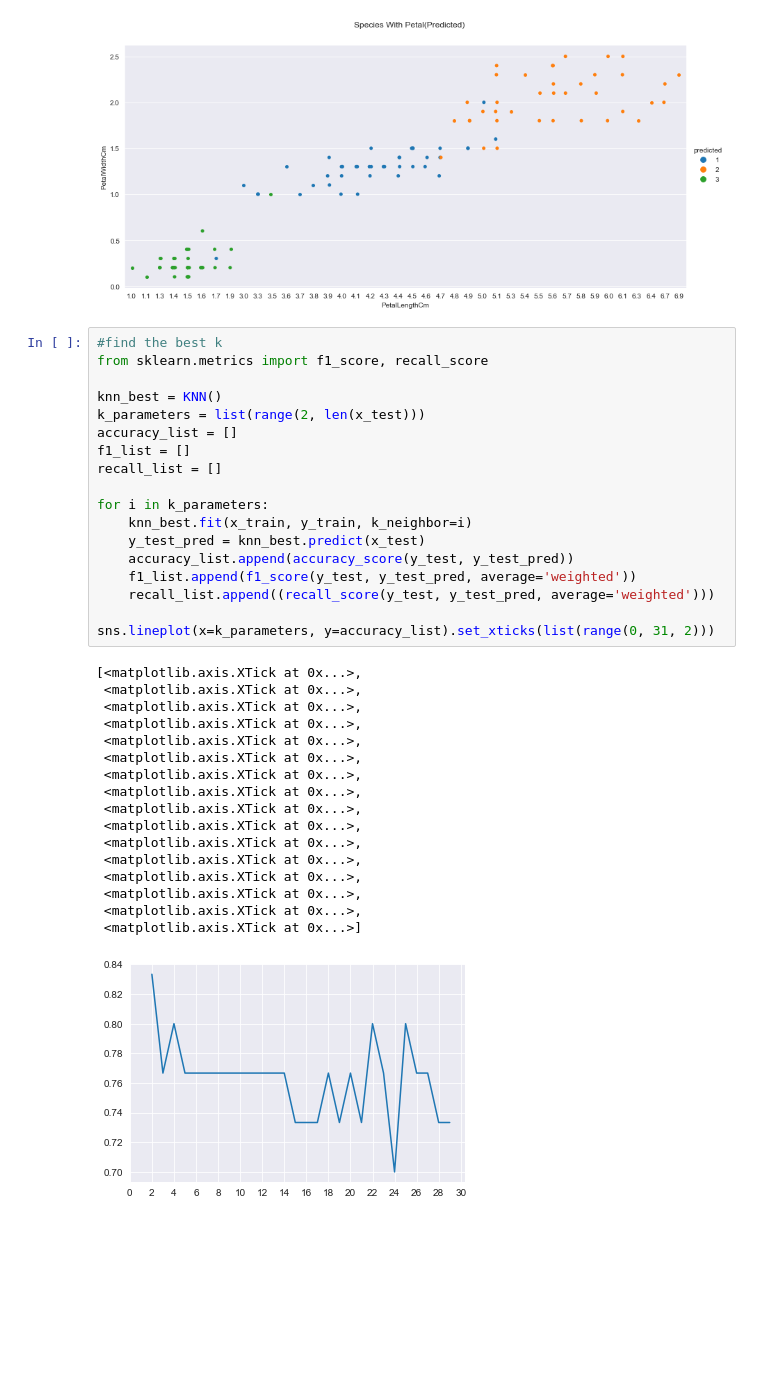
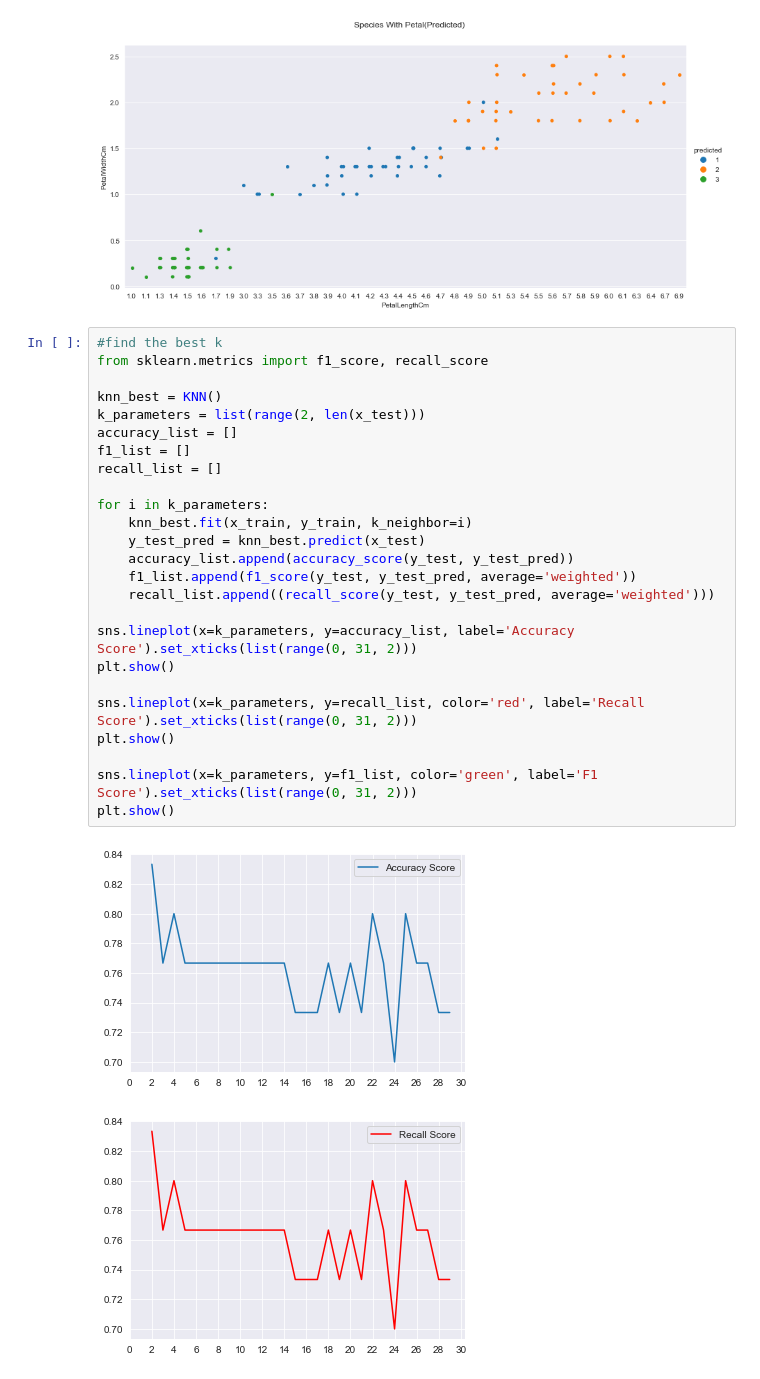
Before and after one commit to pouriaSameti/ML-Projects, a Jupyter notebook: Q2-Iris/code/Iris_Prediction/Iris_KNN.ipynb, the cells around one changed output. Saved outputs shown, nothing was run; the diff lists cells and outputs as text; blank space fills up the shorter version.

Commit message:
Iris -> checking f1,recall & accuracy with respect to different K neighbors(New Design).

```diff
--- a/Q2-Iris/code/Iris_Prediction/Iris_KNN.ipynb
+++ b/Q2-Iris/code/Iris_Prediction/Iris_KNN.ipynb
@@ -159,36 +160,28 @@ cat_plot4.fig.subplots_adjust(top=0.9)
 # %%
 #find the best k
 from sklearn.metrics import f1_score, recall_score
 
 knn_best = KNN()
 k_parameters = list(range(2, len(x_test)))
 accuracy_list = []
 f1_list = []
 recall_list = []
 
 for i in k_parameters:
     knn_best.fit(x_train, y_train, k_neighbor=i)
     y_test_pred = knn_best.predict(x_test)
     accuracy_list.append(accuracy_score(y_test, y_test_pred))
     f1_list.append(f1_score(y_test, y_test_pred, average='weighted'))
     recall_list.append((recall_score(y_test, y_test_pred, average='weighted')))
 
-sns.lineplot(x=k_parameters, y=accuracy_list).set_xticks(list(range(0, 31, 2)))
+sns.lineplot(x=k_parameters, y=accuracy_list, label='Accuracy Score').set_xticks(list(range(0, 31, 2)))
+plt.show()
+
+sns.lineplot(x=k_parameters, y=recall_list, color='red', label='Recall Score').set_xticks(list(range(0, 31, 2)))
+plt.show()
+
+sns.lineplot(x=k_parameters, y=f1_list, color='green', label='F1 Score').set_xticks(list(range(0, 31, 2)))
+plt.show()
 # %% [output]
-[<matplotlib.axis.XTick at 0x...>,
- <matplotlib.axis.XTick at 0x...>,
- <matplotlib.axis.XTick at 0x...>,
- <matplotlib.axis.XTick at 0x...>,
- <matplotlib.axis.XTick at 0x...>,
- <matplotlib.axis.XTick at 0x...>,
- <matplotlib.axis.XTick at 0x...>,
- <matplotlib.axis.XTick at 0x...>,
- <matplotlib.axis.XTick at 0x...>,
- <matplotlib.axis.XTick at 0x...>,
- <matplotlib.axis.XTick at 0x...>,
- <matplotlib.axis.XTick at 0x...>,
- <matplotlib.axis.XTick at 0x...>,
- <matplotlib.axis.XTick at 0x...>,
- <matplotlib.axis.XTick at 0x...>,
- <matplotlib.axis.XTick at 0x...>]
-[figure, old version]
+[figure, new version]
+[figure, added]
```
Also changed, not shown: parts of 4 cells of this notebook.
